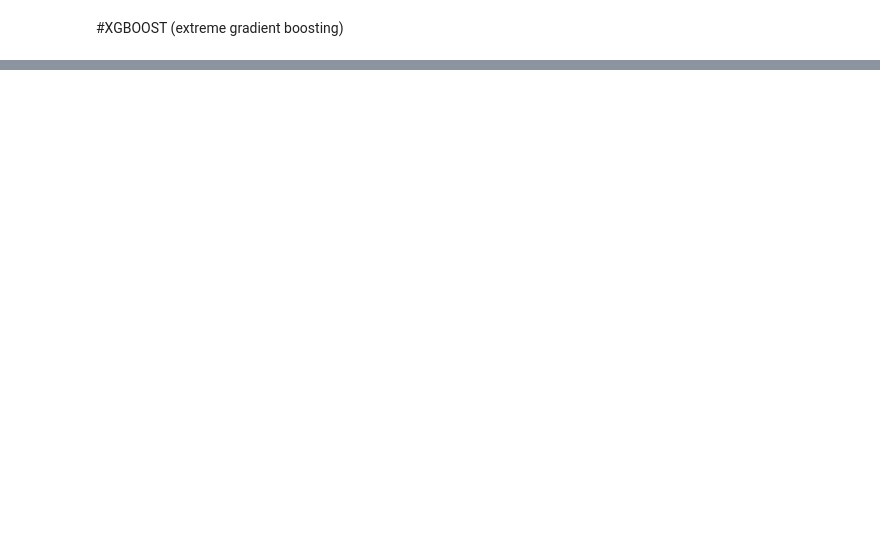
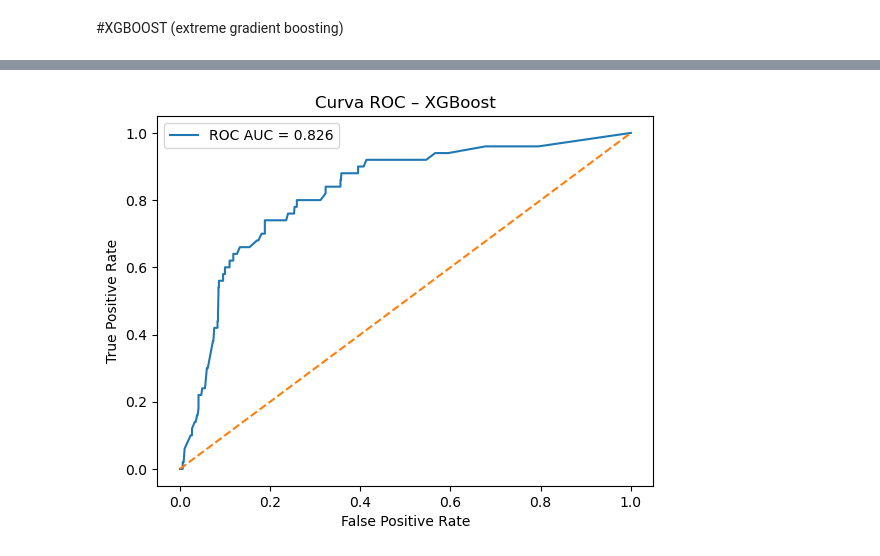
Before and after one commit to luiseduaardo/NeuroPrev, a Jupyter notebook: Stroke.ipynb, the cells around one changed output, grey strips where cells are left out. Saved outputs shown, nothing was run; the diff lists cells and outputs as text; code cells hidden in the pictures; blank space fills up the shorter version.

```diff
--- a/Stroke.ipynb
+++ b/Stroke.ipynb
@@ -200,0 +439,18 @@ modelo_xgb = XGBClassifier(
+# %%
+X_final = pd.concat([X_treino, X_val])
+y_final = pd.concat([y_treino, y_val])
+
+X_final_blc, y_final_blc = smotenc.fit_resample(X_final, y_final)
+
+best_params = study.best_params
+
+modelo_final = XGBClassifier(
+    **best_params,
+    scale_pos_weight=y_final_blc.value_counts()[0] / y_final_blc.value_counts()[1],
+    objective="binary:logistic",
+    eval_metric="logloss",
+    random_state=6,
+    n_jobs=-1
+)
+
+modelo_final.fit(X_final_blc, y_final_blc)
@@ -200,0 +518,14 @@ modelo_xgb = XGBClassifier(
+# %%
+fpr, tpr, _ = roc_curve(y_teste, probas)
+roc_auc = roc_auc_score(y_teste, probas)
+
+plt.figure()
+plt.plot(fpr, tpr, label=f"ROC AUC = {roc_auc:.3f}")
+plt.plot([0, 1], [0, 1], linestyle="--")
+plt.xlabel("False Positive Rate")
+plt.ylabel("True Positive Rate")
+plt.title("Curva ROC – XGBoost")
+plt.legend()
+plt.show()
+# %% [output]
+[figure, added]
```
Also changed, not shown: parts of 18 cells of this notebook.
